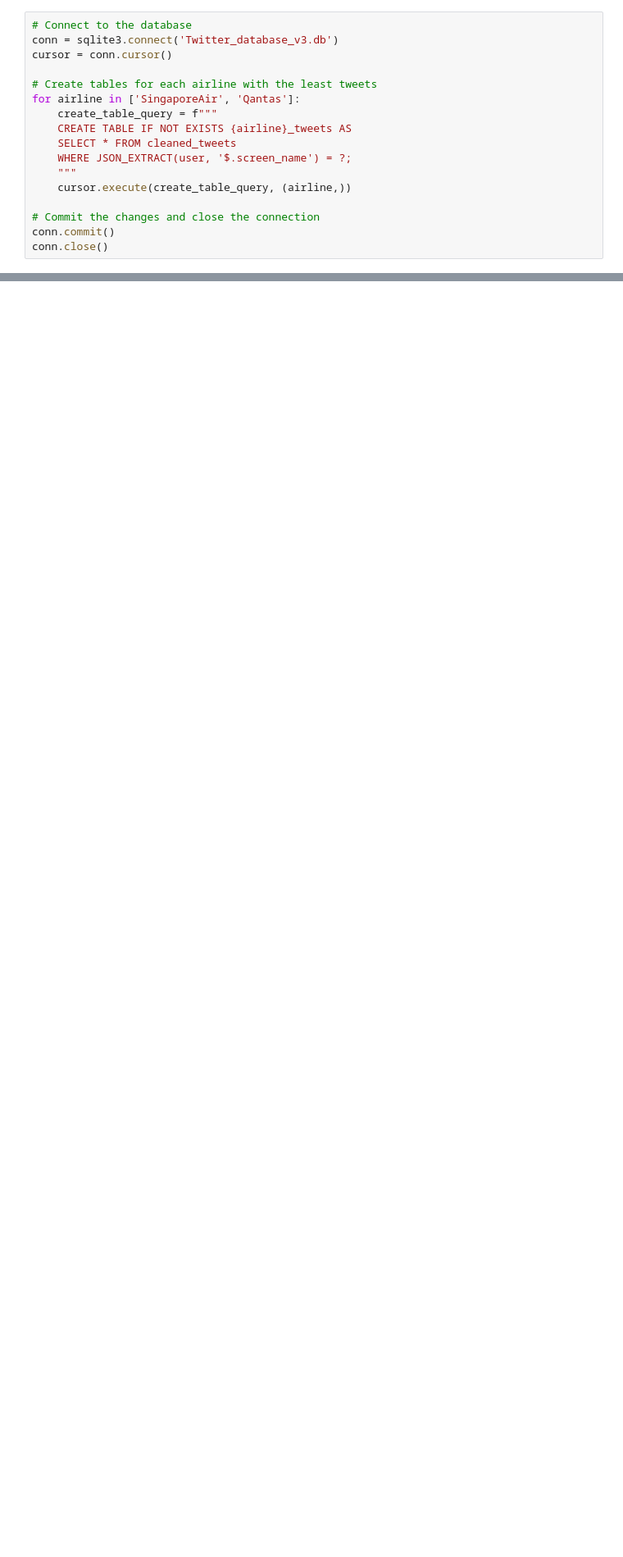
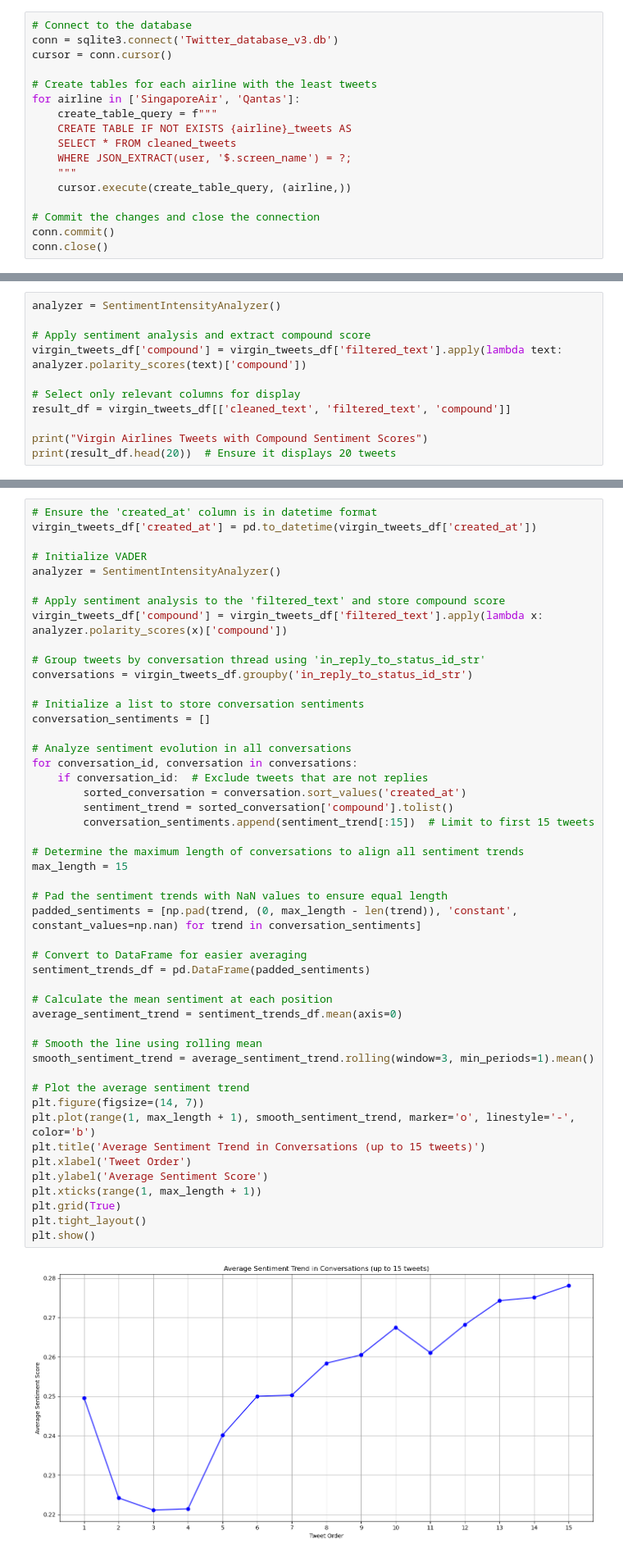
Before and after one commit to NahidKassam/Team-Virgins, a Jupyter notebook: aboba_new_final.ipynb, the cells around one changed output, grey strips where cells are left out. Shown: that part at 82% size. Saved outputs shown, nothing was run; the diff lists cells and outputs as text; blank space fills up the shorter version.

```diff
--- a/aboba_new_final.ipynb
+++ b/aboba_new_final.ipynb
@@ -813,0 +1007,11 @@ conn.close()
+# %%
+analyzer = SentimentIntensityAnalyzer()
+
+# Apply sentiment analysis and extract compound score
+virgin_tweets_df['compound'] = virgin_tweets_df['filtered_text'].apply(lambda text: analyzer.polarity_scores(text)['compound'])
+
+# Select only relevant columns for display
+result_df = virgin_tweets_df[['cleaned_text', 'filtered_text', 'compound']]
+
+print("Virgin Airlines Tweets with Compound Sentiment Scores")
+print(result_df.head(20))  # Ensure it displays 20 tweets
@@ -813,0 +1036,50 @@ conn.close()
+# %%
+# Ensure the 'created_at' column is in datetime format
+virgin_tweets_df['created_at'] = pd.to_datetime(virgin_tweets_df['created_at'])
+
+# Initialize VADER
+analyzer = SentimentIntensityAnalyzer()
+
+# Apply sentiment analysis to the 'filtered_text' and store compound score
+virgin_tweets_df['compound'] = virgin_tweets_df['filtered_text'].apply(lambda x: analyzer.polarity_scores(x)['compound'])
+
+# Group tweets by conversation thread using 'in_reply_to_status_id_str'
+conversations = virgin_tweets_df.groupby('in_reply_to_status_id_str')
+
+# Initialize a list to store conversation sentiments
+conversation_sentiments = []
+
+# Analyze sentiment evolution in all conversations
+for conversation_id, conversation in conversations:
+    if conversation_id:  # Exclude tweets that are not replies
+        sorted_conversation = conversation.sort_values('created_at')
+        sentiment_trend = sorted_conversation['compound'].tolist()
+        conversation_sentiments.append(sentiment_trend[:15])  # Limit to first 15 tweets
+
+# Determine the maximum length of conversations to align all sentiment trends
+max_length = 15
+
+# Pad the sentiment trends with NaN values to ensure equal length
+padded_sentiments = [np.pad(trend, (0, max_length - len(trend)), 'constant', constant_values=np.nan) for trend in conversation_sentiments]
+
+# Convert to DataFrame for easier averaging
+sentiment_trends_df = pd.DataFrame(padded_sentiments)
+
+# Calculate the mean sentiment at each position
+average_sentiment_trend = sentiment_trends_df.mean(axis=0)
+
+# Smooth the line using rolling mean
+smooth_sentiment_trend = average_sentiment_trend.rolling(window=3, min_periods=1).mean()
+
+# Plot the average sentiment trend
+plt.figure(figsize=(14, 7))
+plt.plot(range(1, max_length + 1), smooth_sentiment_trend, marker='o', linestyle='-', color='b')
+plt.title('Average Sentiment Trend in Conversations (up to 15 tweets)')
+plt.xlabel('Tweet Order')
+plt.ylabel('Average Sentiment Score')
+plt.xticks(range(1, max_length + 1))
+plt.grid(True)
+plt.tight_layout()
+plt.show()
+# %% [output]
+[figure, added]
```
Also changed, not shown: parts of 20 cells of this notebook.
